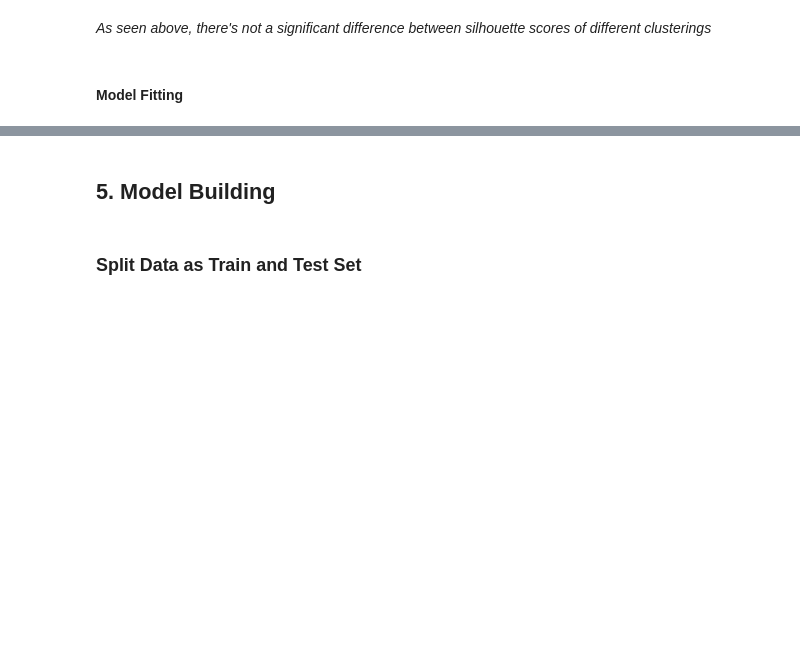
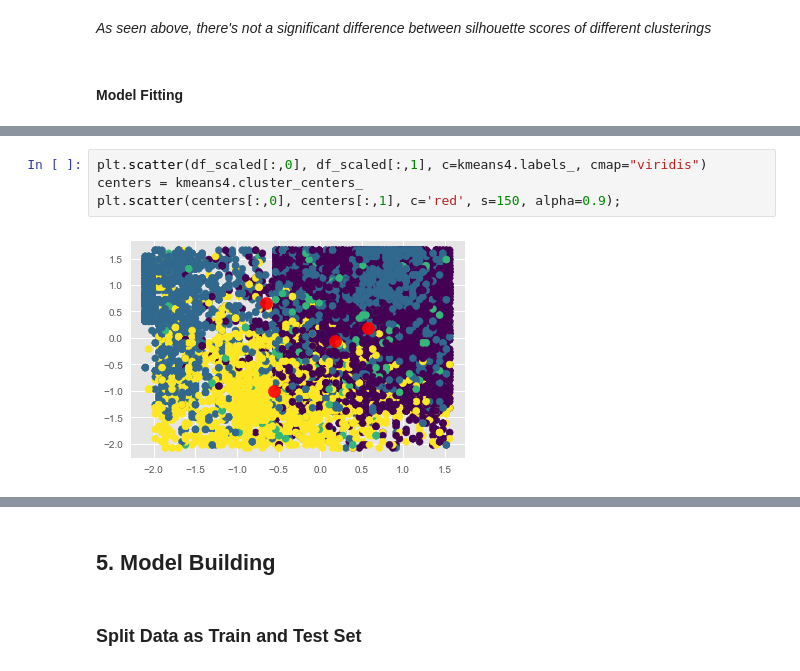
Before and after one commit to smeteo/Data_Science_and_Machine_Learning, a Jupyter notebook: 8. Capstone Projects/Project_2_Churn_Prediction/Churn Prediction_Capstone_Project_2.ipynb, the cells around one changed output, grey strips where cells are left out. Saved outputs shown, nothing was run; the diff lists cells and outputs as text; blank space fills up the shorter version.

```diff
--- a/8. Capstone Projects/Project_2_Churn_Prediction/Churn Prediction_Capstone_Project_2.ipynb
+++ b/8. Capstone Projects/Project_2_Churn_Prediction/Churn Prediction_Capstone_Project_2.ipynb
@@ -584,0 +610,6 @@ df_scaled['Kmeans_Labels']=labels
+# %%
+plt.scatter(df_scaled[:,0], df_scaled[:,1], c=kmeans4.labels_, cmap="viridis")
+centers = kmeans4.cluster_centers_
+plt.scatter(centers[:,0], centers[:,1], c='red', s=150, alpha=0.9);
+# %% [output]
+[figure, added]
```
Also changed, not shown: parts of 16 cells of this notebook.
